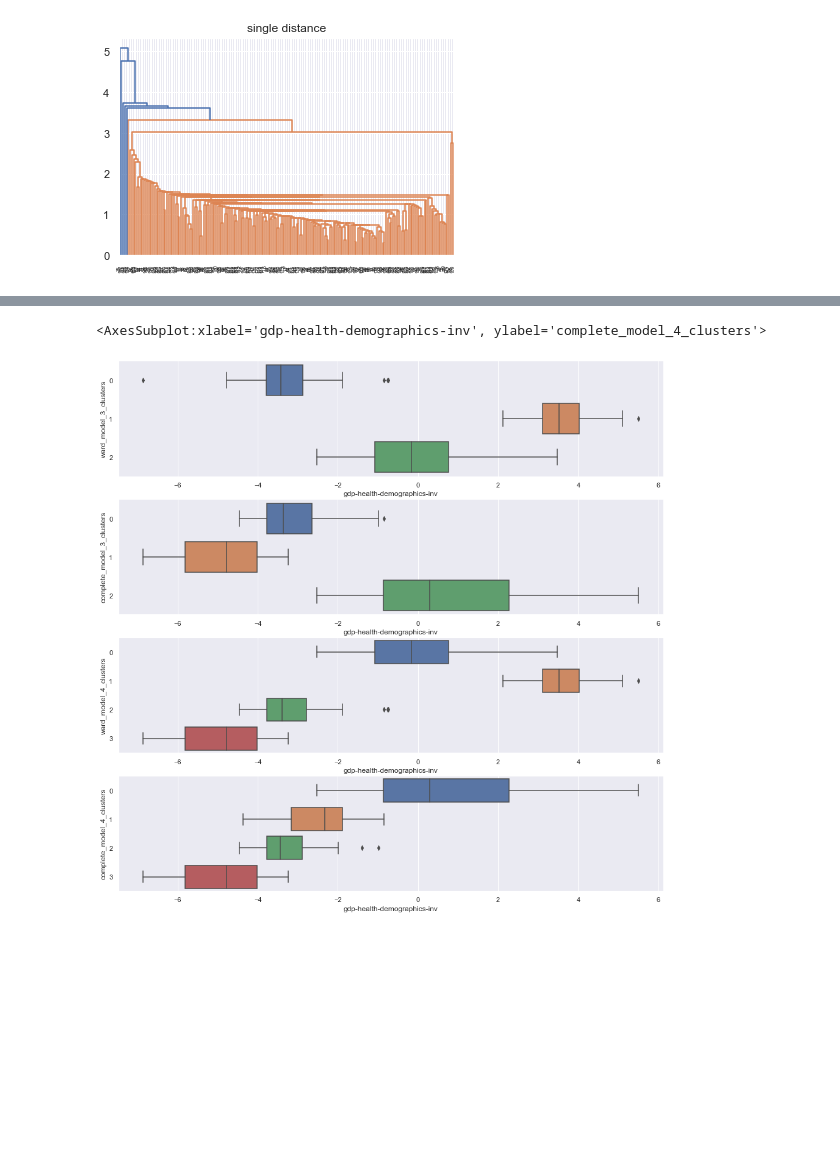
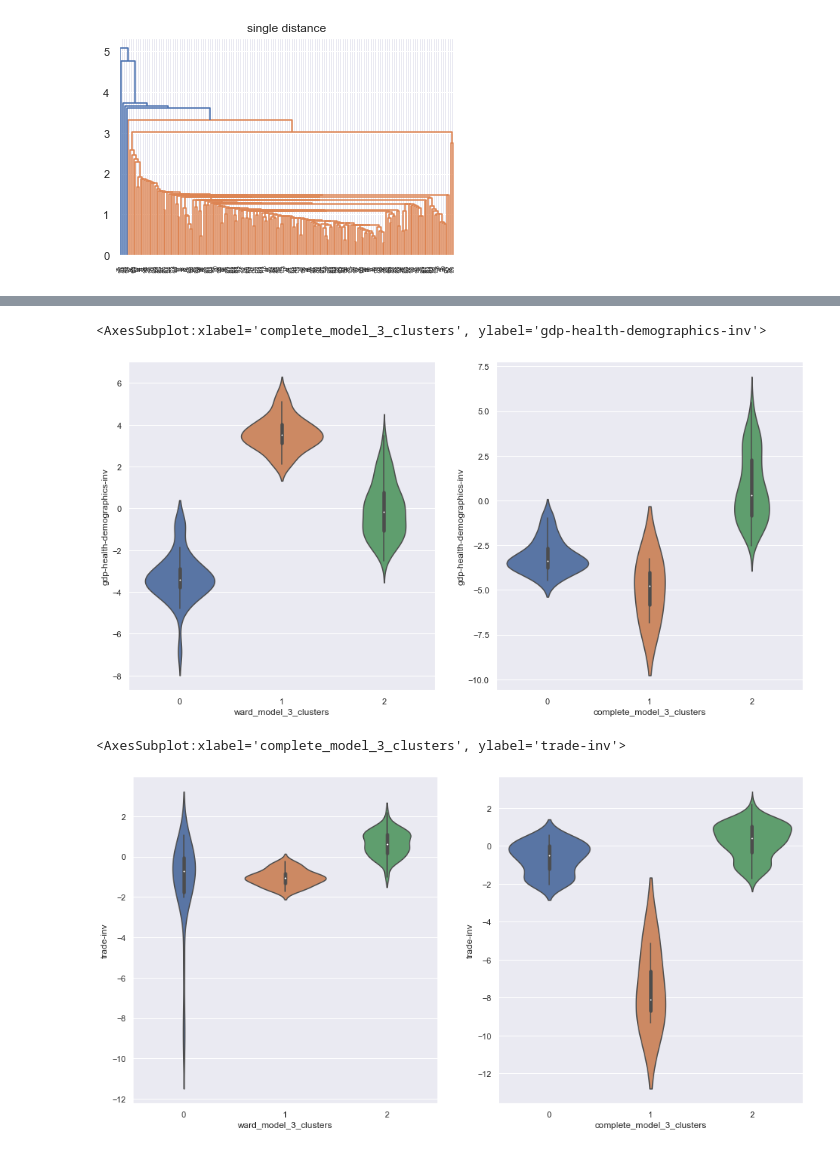
Before and after one commit to Snail664/country-clustering, a Jupyter notebook: hirarchical.ipynb, the cells around one changed output, grey strips where cells are left out. Saved outputs shown, nothing was run; the diff lists cells and outputs as text; code cells hidden in the pictures; blank space fills up the shorter version.

```diff
--- a/hirarchical.ipynb
+++ b/hirarchical.ipynb
@@ -95,21 +88,15 @@ so we will explore these 2 linkages in more detail
 # %%
 # do clustering
 ward_model_3_clusters = AgglomerativeClustering(n_clusters=3, affinity=DISTANCE, linkage=WARD).fit_predict(data6DCP)
-ward_model_4_clusters = AgglomerativeClustering(n_clusters=4, affinity=DISTANCE, linkage=WARD).fit_predict(data6DCP)
 complete_model_3_clusters = AgglomerativeClustering(n_clusters=3, affinity=DISTANCE, linkage=COMPLETE).fit_predict(data6DCP)
-complete_model_4_clusters = AgglomerativeClustering(n_clusters=4, affinity=DISTANCE, linkage=COMPLETE).fit_predict(data6DCP)
 
 # add cluster labels back to data
 clustered_data = data6DCP.copy()
 clustered_data["ward_model_3_clusters"] = pd.Categorical(ward_model_3_clusters)
-clustered_data["ward_model_4_clusters"] = pd.Categorical(ward_model_4_clusters)
 clustered_data["complete_model_3_clusters"] = pd.Categorical(complete_model_3_clusters)
-clustered_data["complete_model_4_clusters"] = pd.Categorical(complete_model_4_clusters)
 
 
-f, axes = plt.subplots(2,2, figsize=(16,16))
-sb.countplot(x = "ward_model_3_clusters", data = clustered_data, ax=axes[0][0])
-sb.countplot(x = "ward_model_4_clusters", data = clustered_data, ax=axes[0][1])
-sb.countplot(x = "complete_model_3_clusters", data = clustered_data, ax=axes[1][0])
-sb.countplot(x = "complete_model_4_clusters", data = clustered_data, ax=axes[1][1])
+f, axes = plt.subplots(1,2, figsize=(16,8))
+sb.countplot(x = "ward_model_3_clusters", data = clustered_data, ax=axes[0])
+sb.countplot(x = "complete_model_3_clusters", data = clustered_data, ax=axes[1])
 # %% [output]
@@ -117,0 +105,8 @@ sb.countplot(x = "complete_model_4_clusters", data = clustered_data, ax=axes[1][
+# %%
+# add back country names
+clustered_data["country"] = countries
+
+# explore small cluster in complete model
+print("Smallest cluster in complete model: ")
+complete_smallest = clustered_data["complete_model_3_clusters"].value_counts().index[-1]
+print(clustered_data[clustered_data["complete_model_3_clusters"] == complete_smallest]["country"])
@@ -118,13 +119,16 @@ sb.countplot(x = "complete_model_4_clusters", data = clustered_data, ax=axes[1][
 # %%
-# Average Behaviour of each Cluster
-
-
-# feature vs model
-f, axes = plt.subplots(4,1, figsize=(16,16))
-sb.boxplot(x = 'gdp-health-demographics-inv', y = 'ward_model_3_clusters', data = clustered_data, ax = axes[0])
-sb.boxplot(x = 'gdp-health-demographics-inv', y = 'complete_model_4_clusters', data = clustered_data, ax = axes[1])
-sb.boxplot(x = 'gdp-health-demographics-inv', y = 'ward_model_4_clusters', data = clustered_data, ax = axes[2])
-sb.boxplot(x = 'gdp-health-demographics-inv', y = 'complete_model_4_clusters', data = clustered_data, ax = axes[3])
+# feature: gdp-health-demographics-inv
+f, axes = plt.subplots(1,2, figsize=(16,8))
+sb.violinplot(y = 'gdp-health-demographics-inv', x = 'ward_model_3_clusters', data = clustered_data, ax = axes[0])
+sb.violinplot(y = 'gdp-health-demographics-inv', x = 'complete_model_3_clusters', data = clustered_data, ax = axes[1])
 # %% [output]
-<AxesSubplot:xlabel='gdp-health-demographics-inv', ylabel='complete_model_4_clusters'>
+<AxesSubplot:xlabel='complete_model_3_clusters', ylabel='gdp-health-demographics-inv'>
-[figure, old version]
+[figure, new version]
+# %%
+# feature: trade-inv
+f, axes = plt.subplots(1,2, figsize=(16,8))
+sb.violinplot(y = 'trade-inv', x = 'ward_model_3_clusters', data = clustered_data, ax = axes[0])
+sb.violinplot(y = 'trade-inv', x = 'complete_model_3_clusters', data = clustered_data, ax = axes[1])
+# %% [output]
+<AxesSubplot:xlabel='complete_model_3_clusters', ylabel='trade-inv'>
+[figure, added]
```
Also changed, not shown: parts of 9 cells of this notebook.
